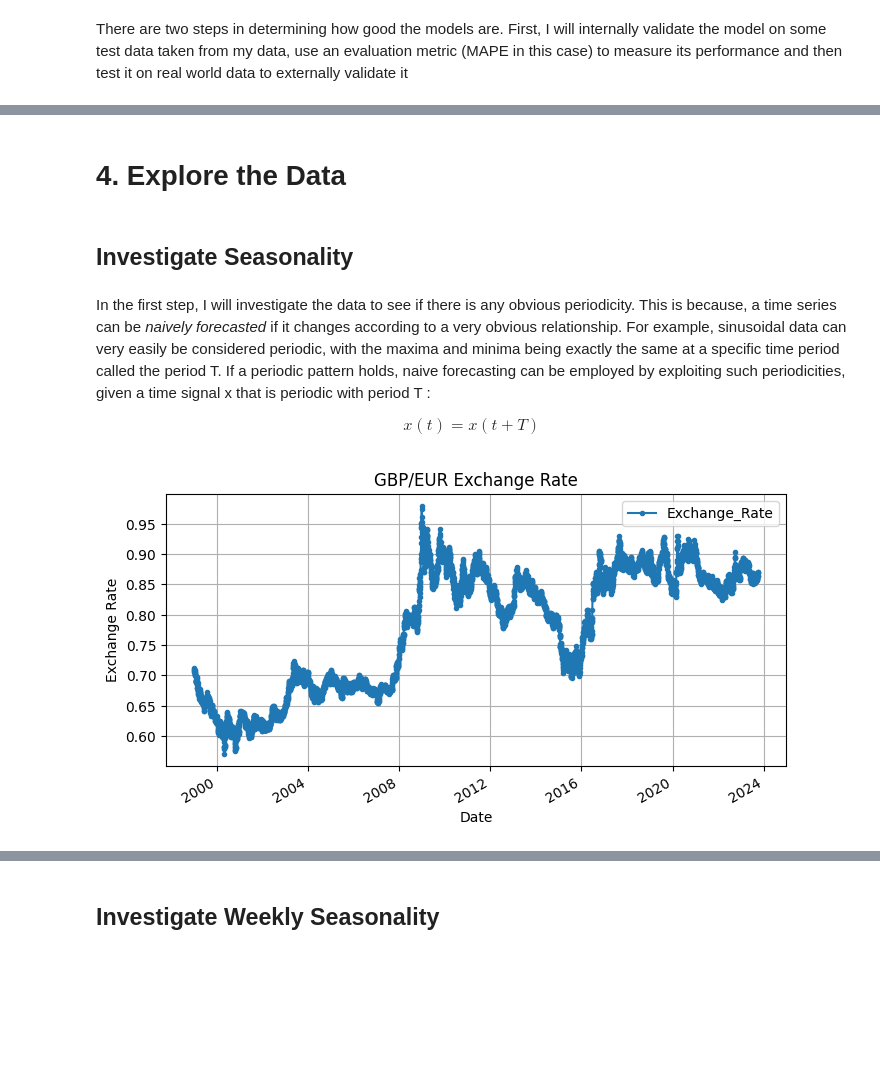
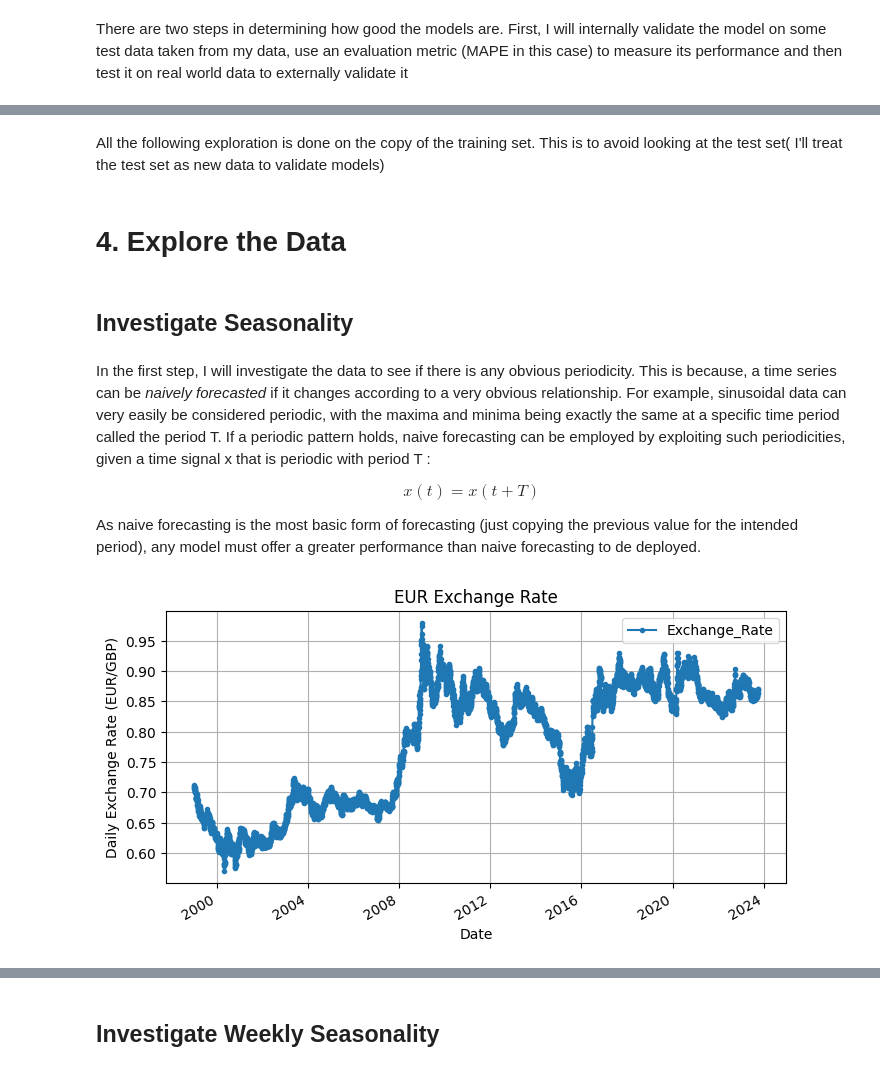
Before and after one commit to Geist2307/GBP-EUR-Exchange-Rate-Forecast, a Jupyter notebook: ForecastingGBP.ipynb, the cells around one changed output, grey strips where cells are left out. Cells and saved outputs as stored; diff of their text form; code cells hidden in the pictures; blank space fills up the shorter version.

```diff
--- a/ForecastingGBP.ipynb
+++ b/ForecastingGBP.ipynb
@@ -350,7 +523,12 @@ train = gbp_sorted.loc[:'2023-09-30']
 # %%
 ##create a copy of the train set for further exploration
 explore = train.copy()
+# %% [markdown]
+All the following exploration is done on the copy of the training set. This is to avoid looking at the test set( I'll treat the test set as new data to validate models)
 # %% [markdown]
+<a class="anchor" id='section4'></a>
+
+
 # 4. Explore the Data
 # %% [markdown]
 ## Investigate Seasonality
@@ -358,11 +536,14 @@ explore = train.copy()
 In the first step, I will investigate the data to see if there is any obvious periodicity. This is because, a time series can be _naively forecasted_ if it changes according to a very obvious relationship. For example, sinusoidal data can very easily be considered periodic, with the maxima and minima being exactly the same at a specific time period called the period T. If a periodic pattern holds,  naive forecasting can be employed by exploiting such periodicities, given a time signal x that is periodic with period T :
 
 $$ x(t) = x(t+T)$$
+
+As naive forecasting is the most basic form of forecasting (just copying the previous value for the intended period), any model must offer a greater performance than naive forecasting to de deployed.
 # %%
+##plot the exchange rate of EUR to GBP
 explore.plot(grid=True, marker=".", figsize=(8,4))
-plt.title("GBP/EUR Exchange Rate")
-plt.ylabel("Exchange Rate")
+plt.title("EUR Exchange Rate")
+plt.ylabel("Daily Exchange Rate (EUR/GBP)")
 plt.xlabel("Date")
 plt.show()
 # %% [output]
-[figure, old version]
+[figure, new version]
```
Also changed, not shown: parts of 205 cells of this notebook, 2 other files.
